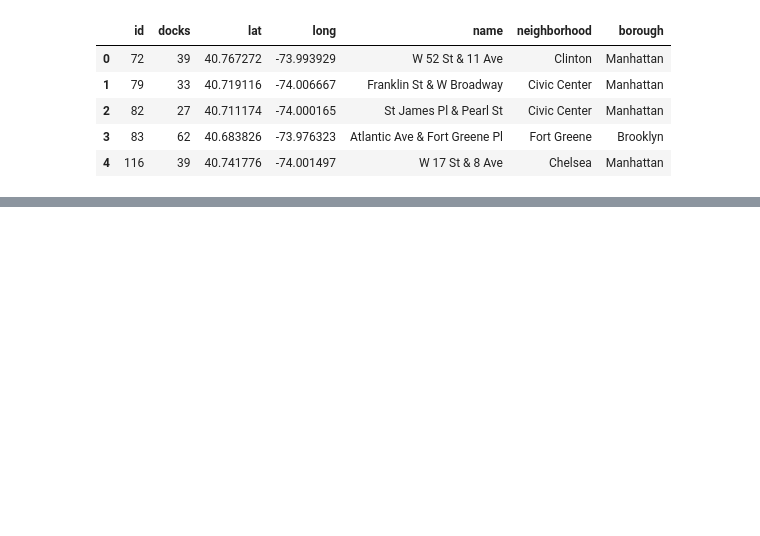
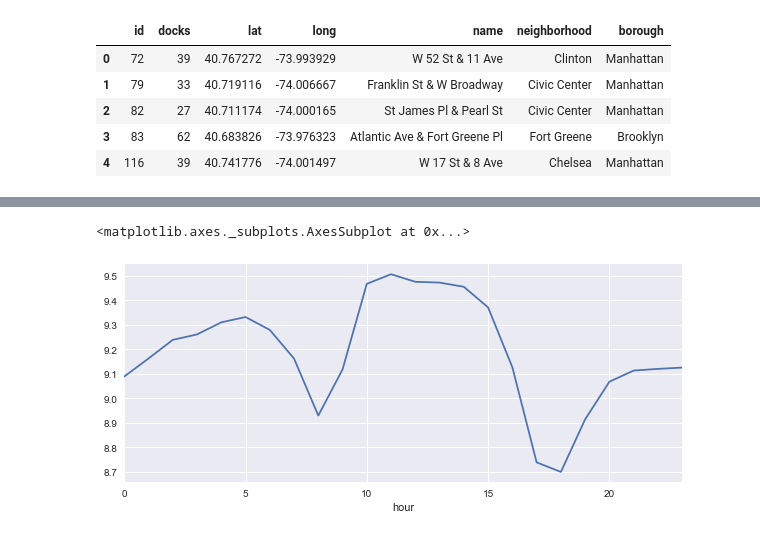
Before and after one commit to djevans071/Rebalancing-Citibike, a Jupyter notebook: stations.ipynb, the cells around one changed output, grey strips where cells are left out. Drawn from its saved outputs; the diff is of its cells as text; code cells hidden in the pictures; blank space fills up the shorter version.

```diff
--- a/stations.ipynb
+++ b/stations.ipynb
@@ -112,0 +121,6 @@ n_hoods.to_sql('neighborhoods', db)
+# %%
+dfst = station_data(2015,3)
+dfst.groupby(['hour']).mean().avail_bikes.plot(figsize = (10,4))
+# %% [output]
+<matplotlib.axes._subplots.AxesSubplot at 0x...>
+[figure, added]
```
Also changed, not shown: parts of 4 cells of this notebook, 8 other files.
